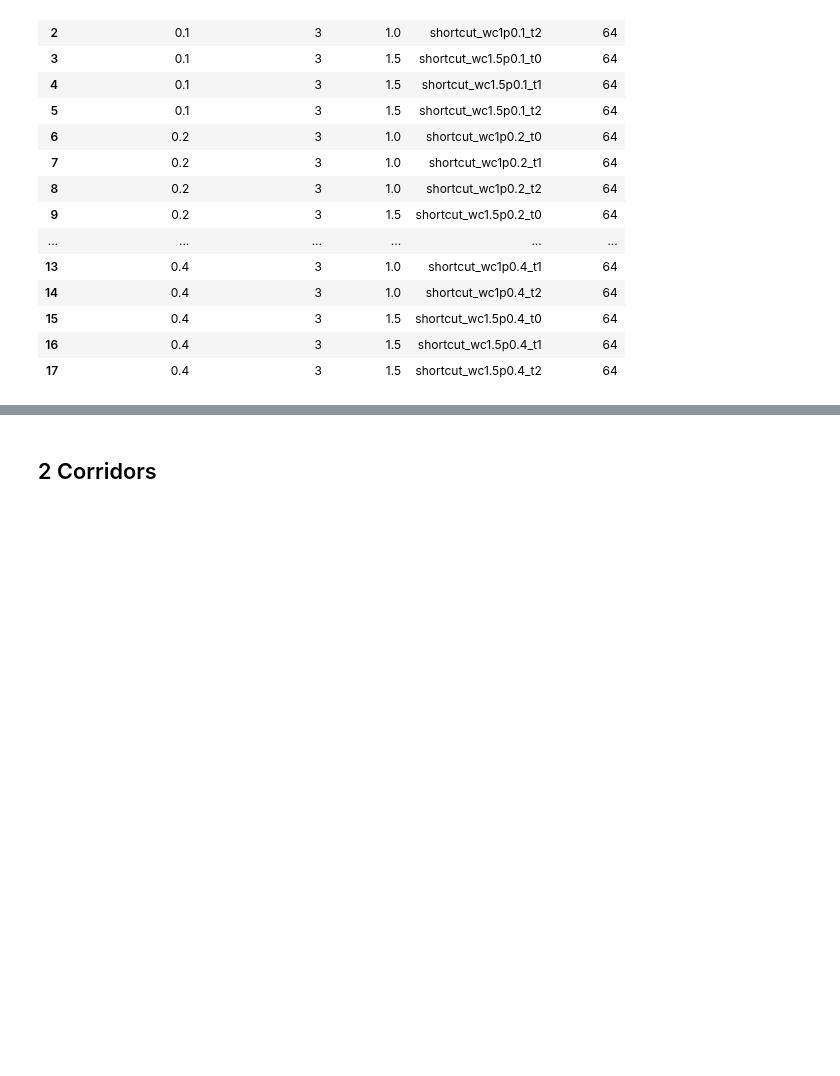
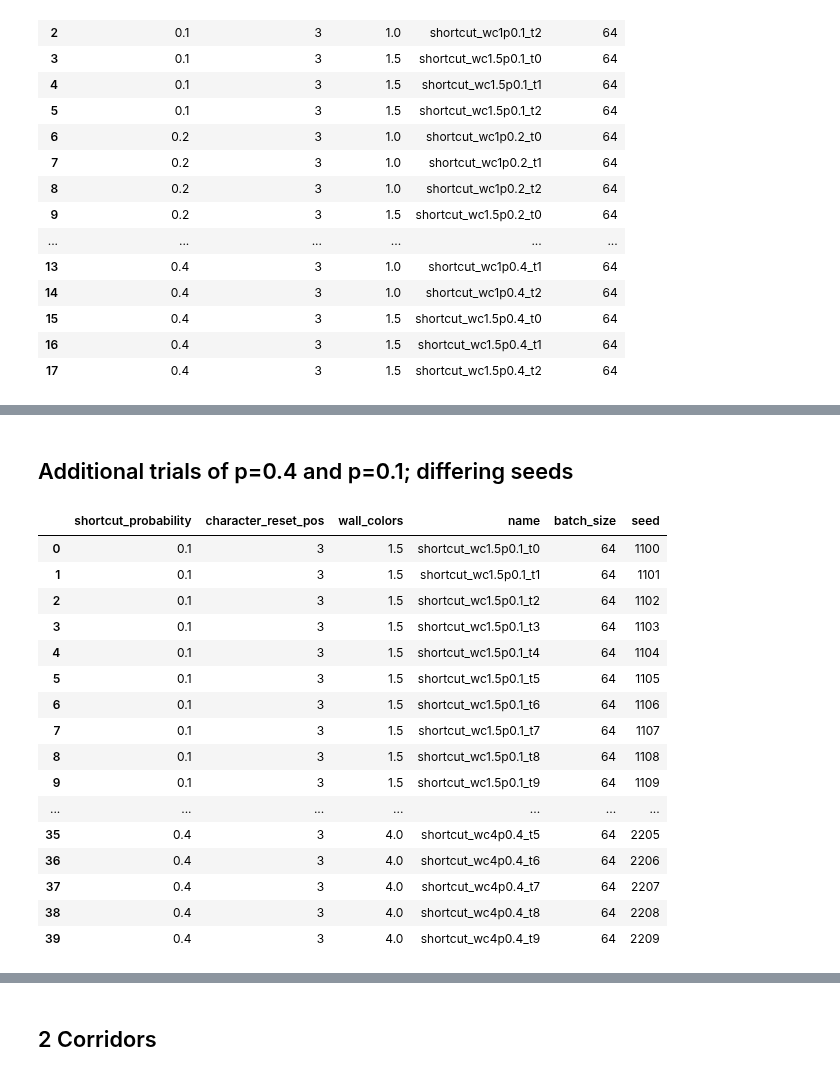
Before and after one commit to liuandrew/ppo_aux, a Jupyter notebook: write_and_test/write_experiments.ipynb, the cells around one changed output, grey strips where cells are left out. Cells and saved outputs as stored; diff of their text form; code cells hidden in the pictures; blank space fills up the shorter version.

```diff
--- a/write_and_test/write_experiments.ipynb
+++ b/write_and_test/write_experiments.ipynb
@@ -2428,0 +2999,67 @@ pd.DataFrame(rows)
+# %% [markdown]
+## Additional trials of p=0.4 and p=0.1; differing seeds
+# %%
+num_trials = 10
+shortcut_probs = [0.1, 0.4]
+wall_colors = [1.5, 4]
+rows = []
+batch = 64
+for m, p in enumerate(shortcut_probs):
+    for n, wc in enumerate(wall_colors):
+        for i in range(num_trials):
+            exp_name = f'shortcut_wc{wc}p{p}_t{i}'
+
+            env_kwargs = {'shortcut_probability': p,
+                          'character_reset_pos': 3,
+                          'wall_colors': wc}
+
+            row = env_kwargs.copy()
+            row['name'] = exp_name
+            row['batch_size'] = batch
+            row['seed'] = i+(n+1)*100+(m+1)*1000
+
+            rows.append(row)
+            config = {
+                'wandb_project_name': 'Nav_Shared_Layers',
+                'exp_name': exp_name,
+                'save_name': exp_name,
+                'num_env_steps': 3000000,
+                'env_name': 'ShortcutNav-v0',
+                'algo': 'ppo',
+                'num_mini_batch': 10,
+                'num_processes': 100,
+                'num_steps': batch,
+
+                'checkpoint_interval': 10,
+                'save_dir': 'shortcut_wc2',
+
+                'recurrent': True,
+                'seed': i+(n+1)*100+(m+1)*1000,
+                'no_cuda': True,
+                'env_kwargs': env_kwargs,
+
+                'nn_base': 'DelayedRNNPPO',
+                'nn_base_kwargs': {'hidden_size': 64},
+            }
+
+            pickle.dump(config, open('../experiment_configs/' + exp_name, 'wb'))
+
+pd.DataFrame(rows)
+# %% [output]
+|  | shortcut_probability | character_reset_pos | wall_colors | name | batch_size | seed |
+| 0 | 0.1 | 3 | 1.5 | shortcut_wc1.5p0.1_t0 | 64 | 1100 |
+| 1 | 0.1 | 3 | 1.5 | shortcut_wc1.5p0.1_t1 | 64 | 1101 |
+| 2 | 0.1 | 3 | 1.5 | shortcut_wc1.5p0.1_t2 | 64 | 1102 |
+| 3 | 0.1 | 3 | 1.5 | shortcut_wc1.5p0.1_t3 | 64 | 1103 |
+| 4 | 0.1 | 3 | 1.5 | shortcut_wc1.5p0.1_t4 | 64 | 1104 |
+| 5 | 0.1 | 3 | 1.5 | shortcut_wc1.5p0.1_t5 | 64 | 1105 |
+| 6 | 0.1 | 3 | 1.5 | shortcut_wc1.5p0.1_t6 | 64 | 1106 |
+| 7 | 0.1 | 3 | 1.5 | shortcut_wc1.5p0.1_t7 | 64 | 1107 |
+| 8 | 0.1 | 3 | 1.5 | shortcut_wc1.5p0.1_t8 | 64 | 1108 |
+| 9 | 0.1 | 3 | 1.5 | shortcut_wc1.5p0.1_t9 | 64 | 1109 |
+| ... | ... | ... | ... | ... | ... | ... |
+| 35 | 0.4 | 3 | 4.0 | shortcut_wc4p0.4_t5 | 64 | 2205 |
+| 36 | 0.4 | 3 | 4.0 | shortcut_wc4p0.4_t6 | 64 | 2206 |
+| 37 | 0.4 | 3 | 4.0 | shortcut_wc4p0.4_t7 | 64 | 2207 |
+| 38 | 0.4 | 3 | 4.0 | shortcut_wc4p0.4_t8 | 64 | 2208 |
+| 39 | 0.4 | 3 | 4.0 | shortcut_wc4p0.4_t9 | 64 | 2209 |
```
Also changed, not shown: parts of 34 cells of this notebook, 25 other files.
